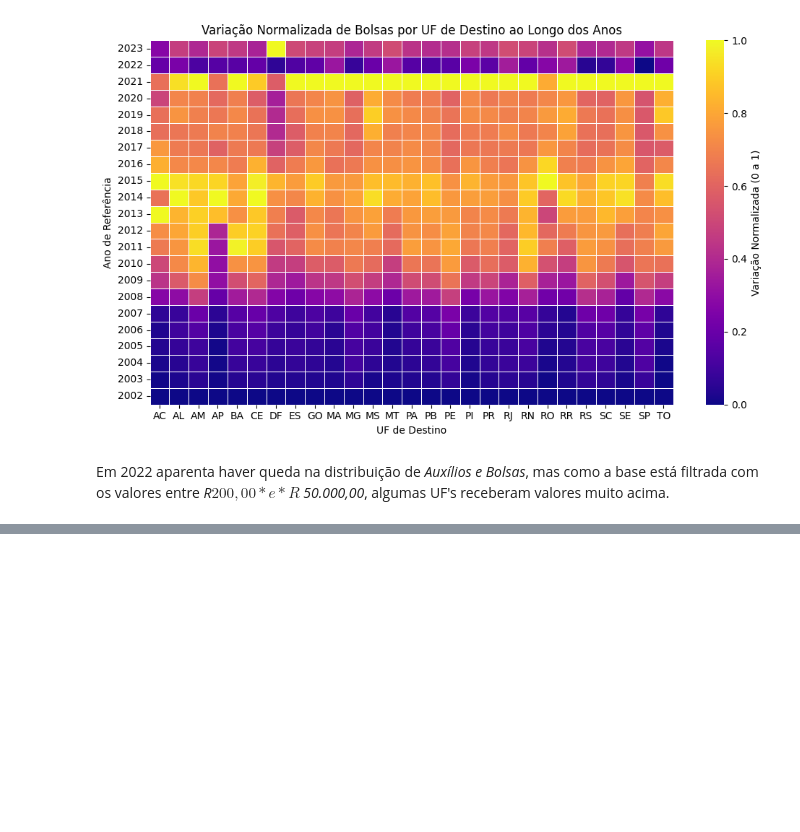
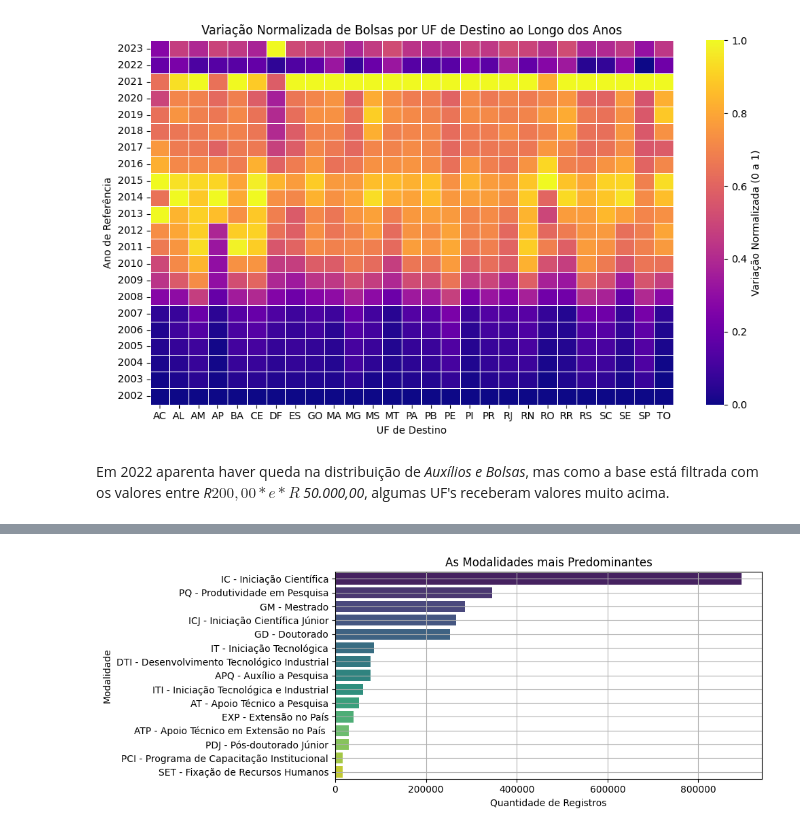
Before and after one commit to SidneyJunior01234/CD_IMD-EDA_AUX_BOLS_CNPq, a Jupyter notebook: Notebooks/EDA_CNPq.ipynb, the cells around one changed output, grey strips where cells are left out. Cells and saved outputs as stored; diff of their text form; code cells hidden in the pictures; blank space fills up the shorter version.

```diff
--- a/Notebooks/EDA_CNPq.ipynb
+++ b/Notebooks/EDA_CNPq.ipynb
@@ -555,0 +698,3 @@ Em 2022 aparenta haver queda na distribuição de *Auxílios e Bolsas*, mas como
+# %%
+analise_3 = analise_3[:15]
+analise_3
@@ -555,0 +718,11 @@ Em 2022 aparenta haver queda na distribuição de *Auxílios e Bolsas*, mas como
+# %%
+plt.figure(figsize=(10, 4))
+sns.barplot(x='Qtd Registros', y='Modalidade', data=analise_3, palette='viridis', hue='Modalidade', legend=False)
+plt.title('As Modalidades mais Predominantes')
+plt.xlabel('Quantidade de Registros')
+plt.ylabel('Modalidade')
+plt.tight_layout()
+plt.grid()
+plt.show()
+# %% [output]
+[figure, added]
```
Also changed, not shown: parts of 15 cells of this notebook.
